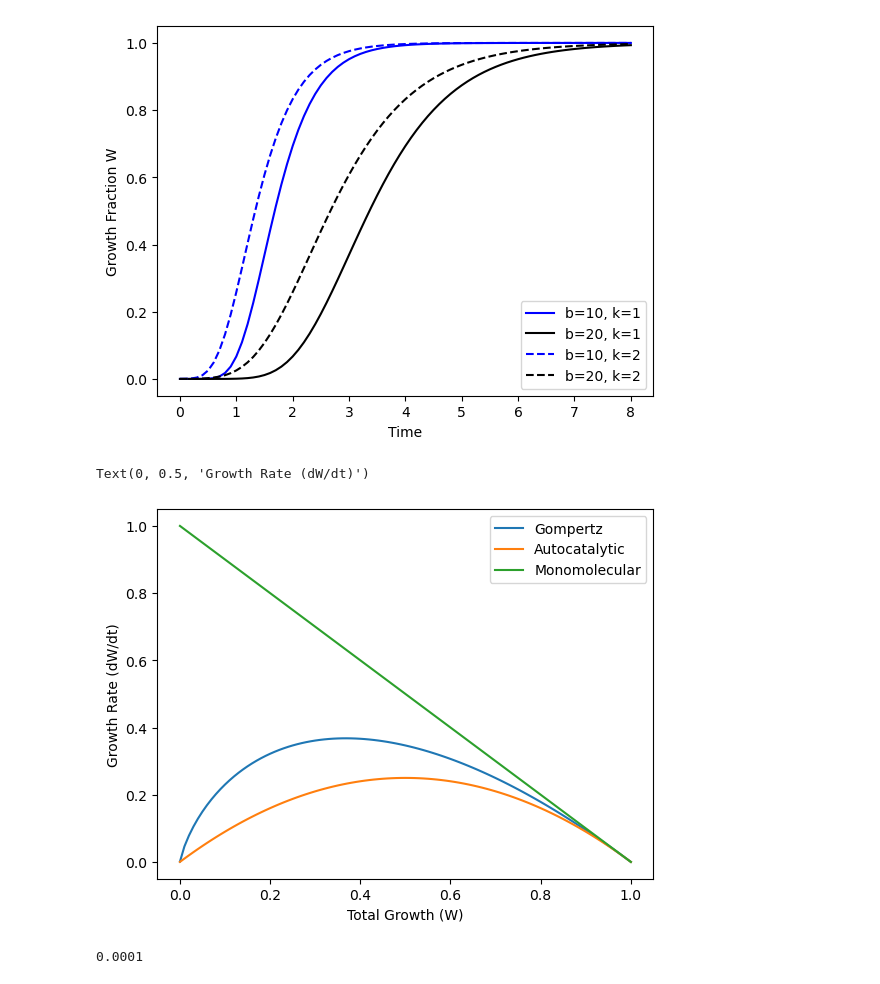
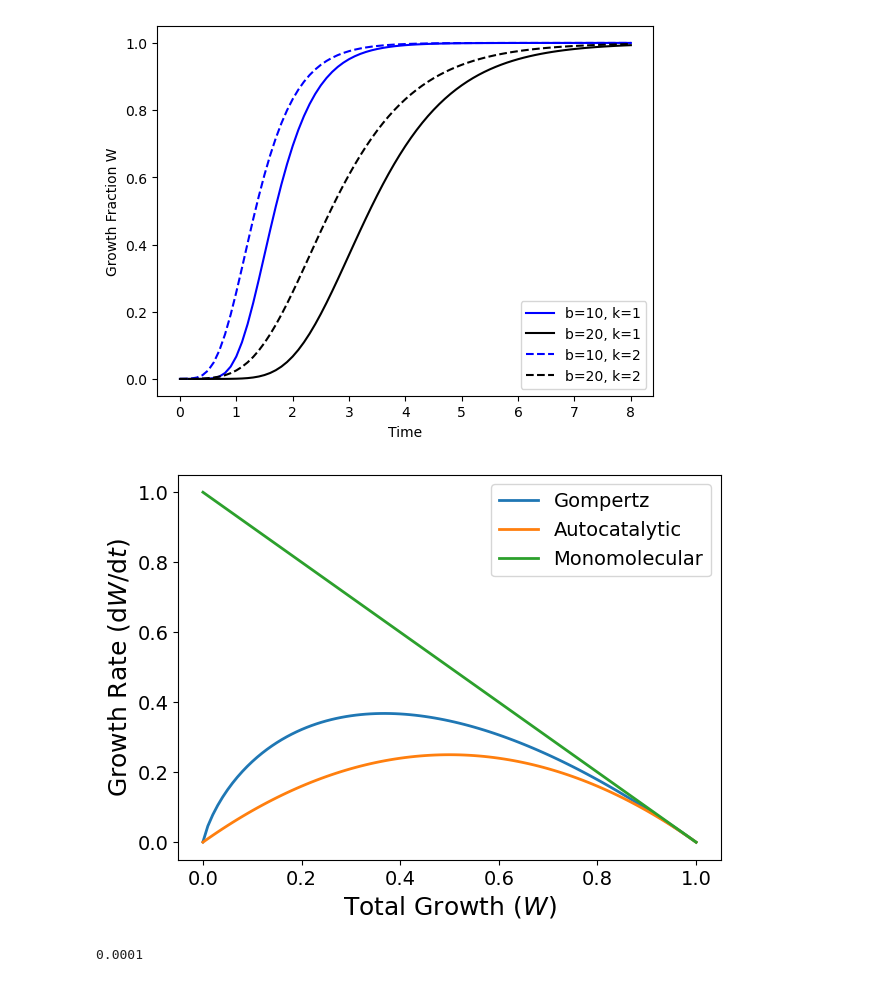
Before and after one commit to csherwood-usgs/Dorian_recovery, a Jupyter notebook: growth_model.ipynb, the cells around one changed output. Saved outputs shown, nothing was run; the diff lists cells and outputs as text; code cells hidden in the pictures.

```diff
--- a/growth_model.ipynb
+++ b/growth_model.ipynb
@@ -2,6 +2,7 @@
 import numpy as np
 import matplotlib.pyplot as plt
 from scipy.integrate import odeint
+ddir = 'C:/crs/proj/2023_NCB_recovery/'
 # %%
 def gf( A, b, k, t):
     W = np.exp( np.log(A)-b*np.exp(-k*t))
@@ -33,21 +34,24 @@ plt.legend()
 # %%
 A=1
 k=1
 W = np.arange(0,1.01,.01)
 W[0]=1e-4
-gompertz = k*W*(np.log(A/W))
+gompertzc = k*W*(np.log(A/W))
 autocat = k*W*(A-W)/A
 monomol = k*(A-W)
 
-plt.plot(W,gompertz,label='Gompertz')
-plt.plot(W,autocat,label='Autocatalytic')
-plt.plot(W,monomol,label='Monomolecular')
-plt.legend()
-plt.xlabel('Total Growth (W)')
-plt.ylabel('Growth Rate (dW/dt)')
+fig = plt.figure(figsize=(7,5))
+plt.plot(W,gompertzc,linewidth=2,label='Gompertz')
+plt.plot(W,autocat,linewidth=2,label='Autocatalytic')
+plt.plot(W,monomol,linewidth=2,label='Monomolecular')
+plt.legend(fontsize=14)
+plt.xlabel('Total Growth ($W$)',fontsize=18)
+plt.ylabel('Growth Rate (d$W$/d$t$)',fontsize=18)
+plt.xticks(fontsize=14)
+plt.yticks(fontsize=14)
+plt.savefig(ddir+'various_growth_cures.png',dpi=200,bbox_inches='tight')
 # %% [output]
-Text(0, 0.5, 'Growth Rate (dW/dt)')
-[figure, old version]
+[figure, new version]
 # %%
 W=0
 W = np.max((W,1e-4))
```
Also changed, not shown: parts of 6 cells of this notebook, 4 other files.
